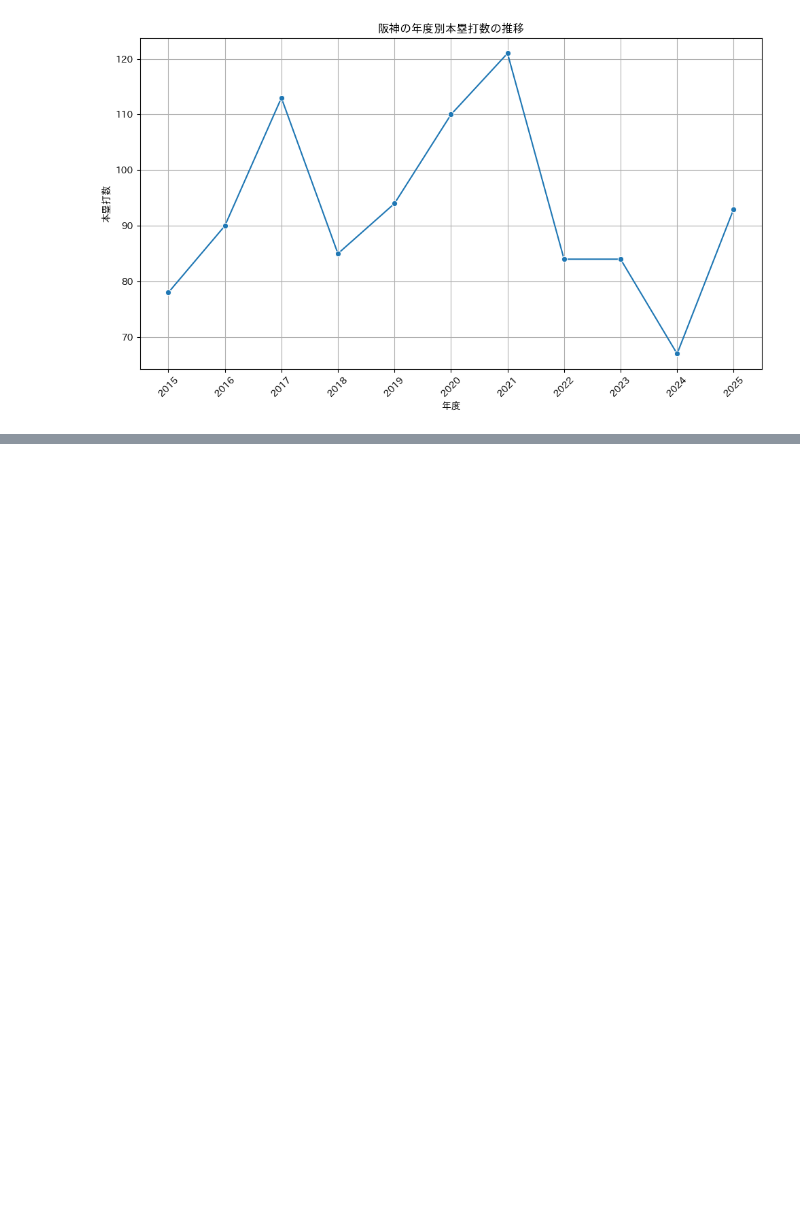
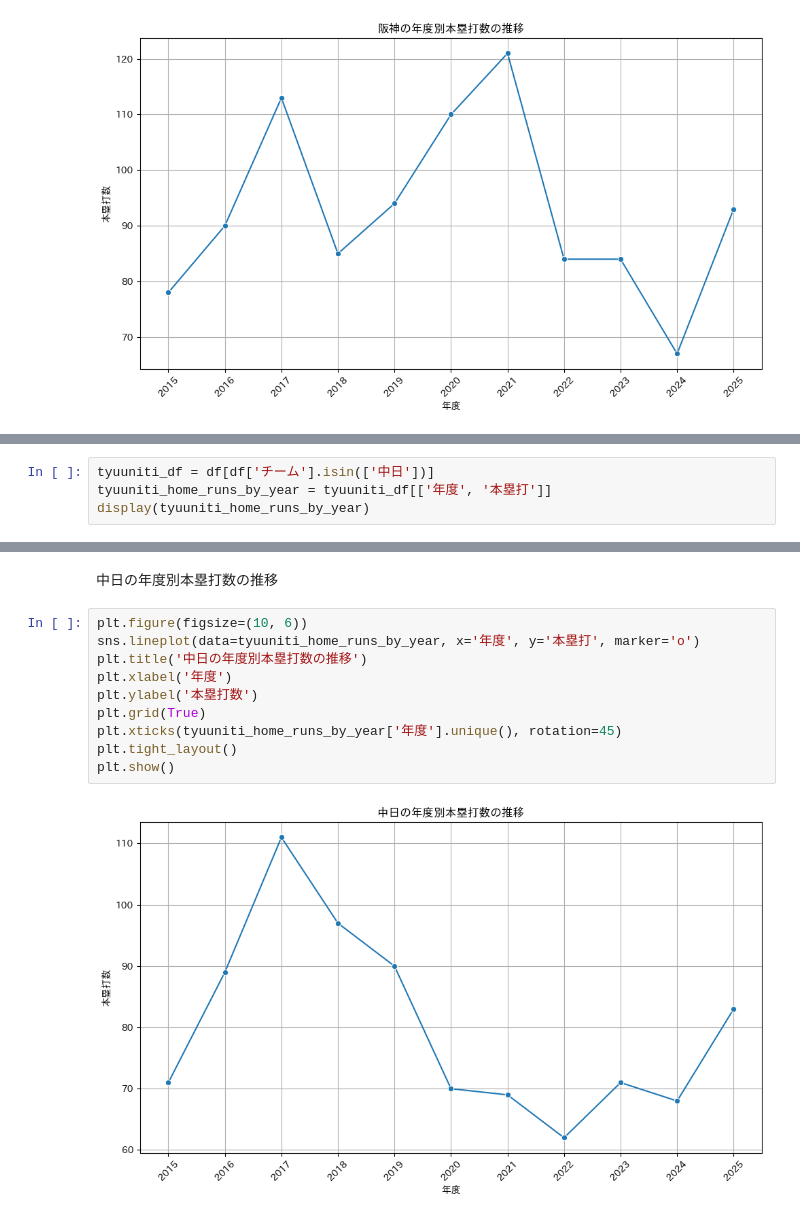
Before and after one commit to kousei6/NPB_Team_Batting_Stats_Analysis, a Jupyter notebook: NPB_Team_Batting_Stats_Analysis.ipynb, the cells around one changed output, grey strips where cells are left out. Drawn from its saved outputs; the diff is of its cells as text; blank space fills up the shorter version.

```diff
--- a/NPB_Team_Batting_Stats_Analysis.ipynb
+++ b/NPB_Team_Batting_Stats_Analysis.ipynb
@@ -191,0 +227,4 @@ plt.show()
+# %%
+tyuuniti_df = df[df['チーム'].isin(['中日'])]
+tyuuniti_home_runs_by_year = tyuuniti_df[['年度', '本塁打']]
+display(tyuuniti_home_runs_by_year)
@@ -191,0 +244,14 @@ plt.show()
+# %% [markdown]
+中日の年度別本塁打数の推移
+# %%
+plt.figure(figsize=(10, 6))
+sns.lineplot(data=tyuuniti_home_runs_by_year, x='年度', y='本塁打', marker='o')
+plt.title('中日の年度別本塁打数の推移')
+plt.xlabel('年度')
+plt.ylabel('本塁打数')
+plt.grid(True)
+plt.xticks(tyuuniti_home_runs_by_year['年度'].unique(), rotation=45)
+plt.tight_layout()
+plt.show()
+# %% [output]
+[figure, added]
```
Also changed, not shown: parts of 15 cells of this notebook.
